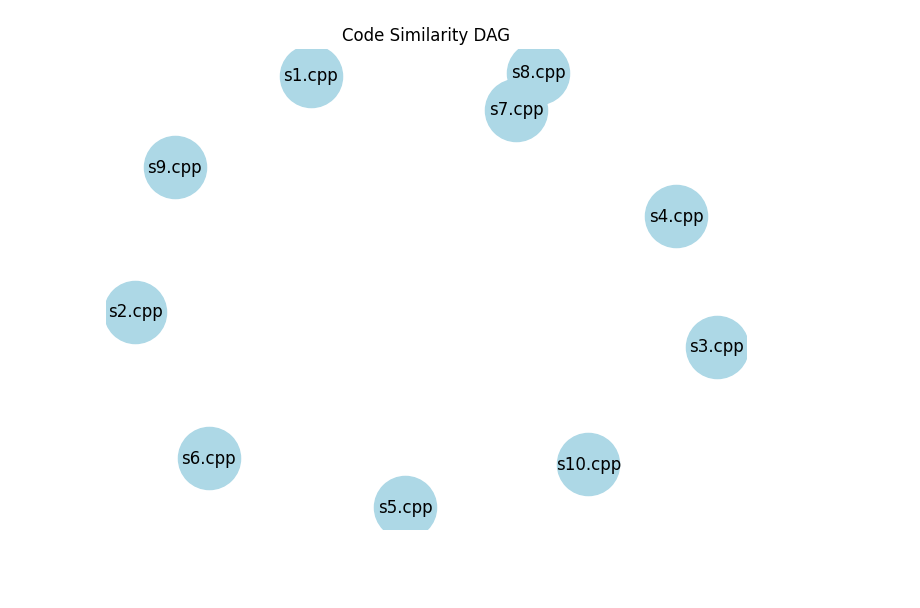
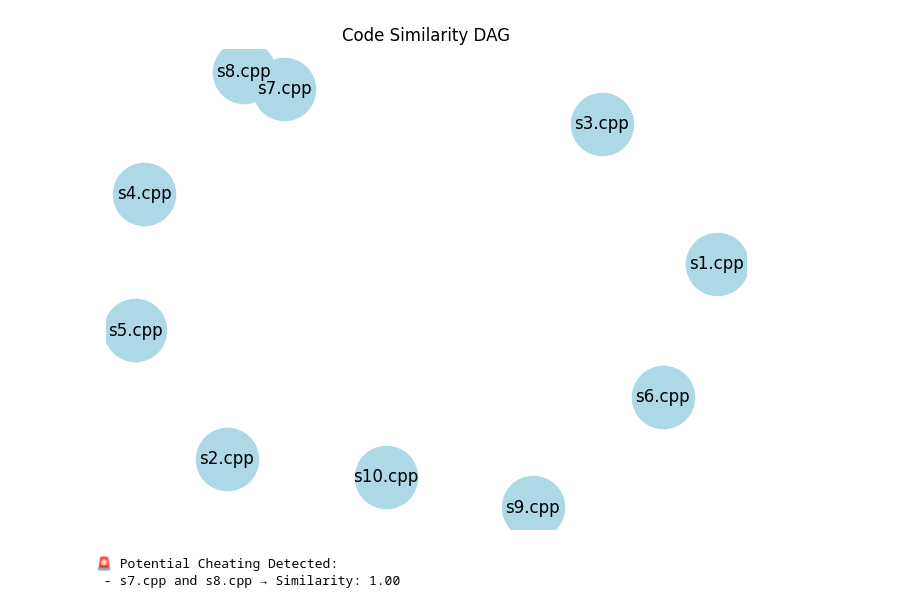
Before and after one commit to dakshcoder27/Plag-check, a Jupyter notebook: plag.ipynb, the cells around one changed output. Cells and saved outputs as stored; diff of their text form; code cells hidden in the pictures; blank space fills up the shorter version.

Commit message:
cheating solutions detect

```diff
--- a/plag.ipynb
+++ b/plag.ipynb
@@ -34,24 +34,38 @@ def compute_similarity_dag(code_folder, threshold=0.6):
     G = nx.DiGraph()
     G.add_nodes_from(files)
 
+    cheaters = []  # Store suspicious file pairs
+
     for i in range(len(files)):
         for j in range(i+1, len(files)):  # Only i -> j to prevent cycles
-            if similarity[i][j] > threshold:
-                G.add_edge(files[i], files[j], weight=similarity[i][j])
+            sim_score = similarity[i][j]
+            if sim_score > threshold:
+                G.add_edge(files[i], files[j], weight=sim_score)
+                cheaters.append((files[i], files[j], sim_score))  # 🚨 log as "cheat"
 
-    return G, similarity, files
+    return G, similarity, files, cheaters
 # %%
 folder=r"kadance Algo"
-dag, sim_matrix, filenames = compute_similarity_dag(folder)
+dag, sim_matrix, filenames,cheaters = compute_similarity_dag(folder)
 
 # 📈 Visualize
 import matplotlib.pyplot as plt
 
 pos = nx.spring_layout(dag)
 nx.draw(dag, pos, with_labels=True, node_color='lightblue', edge_color='gray', node_size=2000)
 edge_labels = nx.get_edge_attributes(dag, 'weight')
 nx.draw_networkx_edge_labels(dag, pos, edge_labels={k: f"{v:.2f}" for k, v in edge_labels.items()})
 plt.title("Code Similarity DAG")
 plt.show()
 # %% [output]
-[figure, old version]
+[figure, new version]
+# %%
+if cheaters:
+    print("🚨 Potential Cheating Detected:")
+    for f1, f2, score in cheaters:
+        print(f" - {f1} and {f2} → Similarity: {score:.2f}")
+else:
+    print("✅ No suspicious similarity found.")
+# %% [output]
+🚨 Potential Cheating Detected:
+ - s7.cpp and s8.cpp → Similarity: 1.00
```
